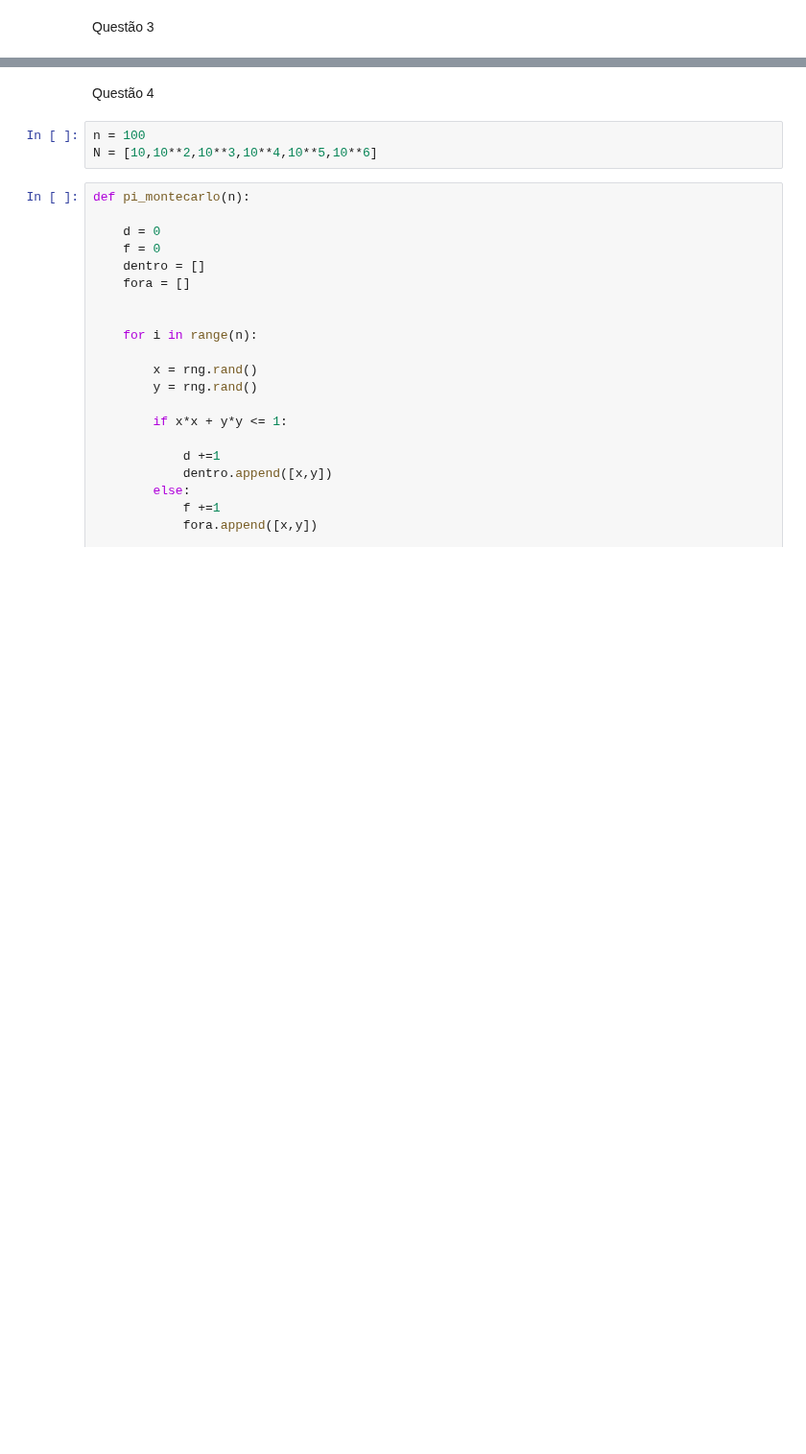
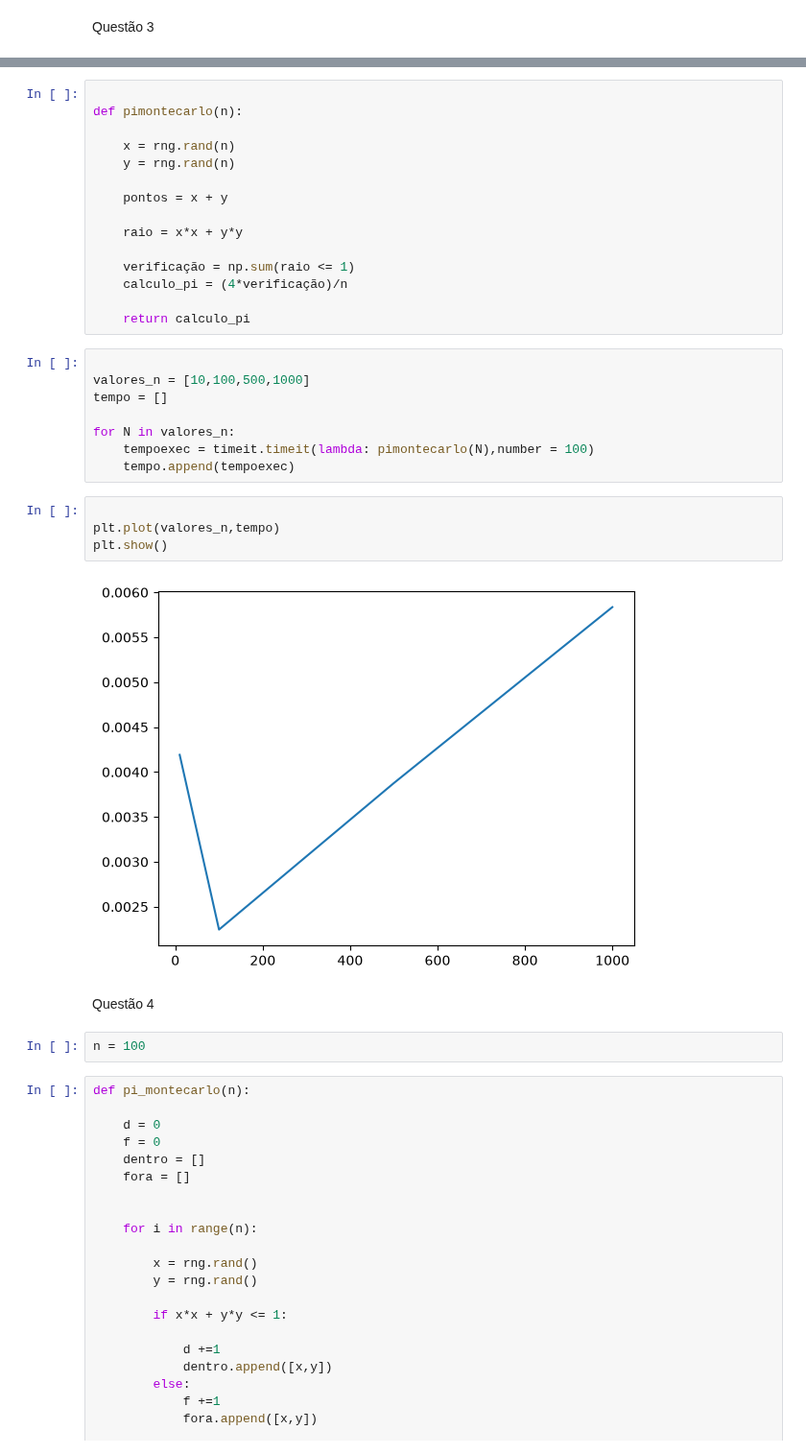
Before and after one commit to HuTiim/Fisica-Computacional-Thiago, a Jupyter notebook: Lista1.ipynb, the cells around one changed output, grey strips where cells are left out. Shown at 96% size. Saved outputs shown, nothing was run; the diff lists cells and outputs as text; blank space fills up the shorter version.

```diff
--- a/Lista1.ipynb
+++ b/Lista1.ipynb
@@ -100,8 +98,36 @@ plt.show()
+# %%
+
+def pimontecarlo(n):
+
+    x = rng.rand(n)
+    y = rng.rand(n)
+
+    pontos = x + y
+
+    raio = x*x + y*y
+
+    verificação = np.sum(raio <= 1)
+    calculo_pi = (4*verificação)/n
+
+    return calculo_pi
+# %%
+
+valores_n = [10,100,500,1000]
+tempo = []
+
+for N in valores_n:
+    tempoexec = timeit.timeit(lambda: pimontecarlo(N),number = 100)
+    tempo.append(tempoexec)
+# %%
+
+plt.plot(valores_n,tempo)
+plt.show()
+# %% [output]
+[figure, added]
 # %% [markdown]
 Questão 4
 # %%
 n = 100
-N = [10,10**2,10**3,10**4,10**5,10**6]
 # %%
 def pi_montecarlo(n):
 
```
Also changed, not shown: parts of 11 cells of this notebook.
